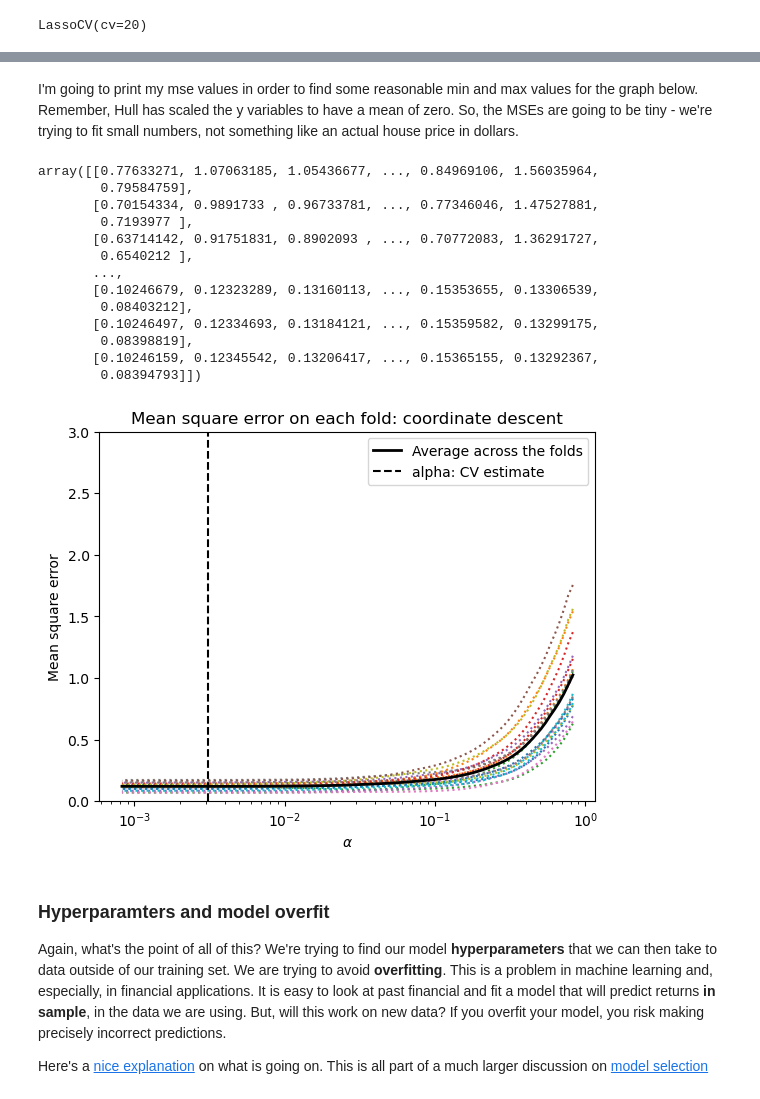
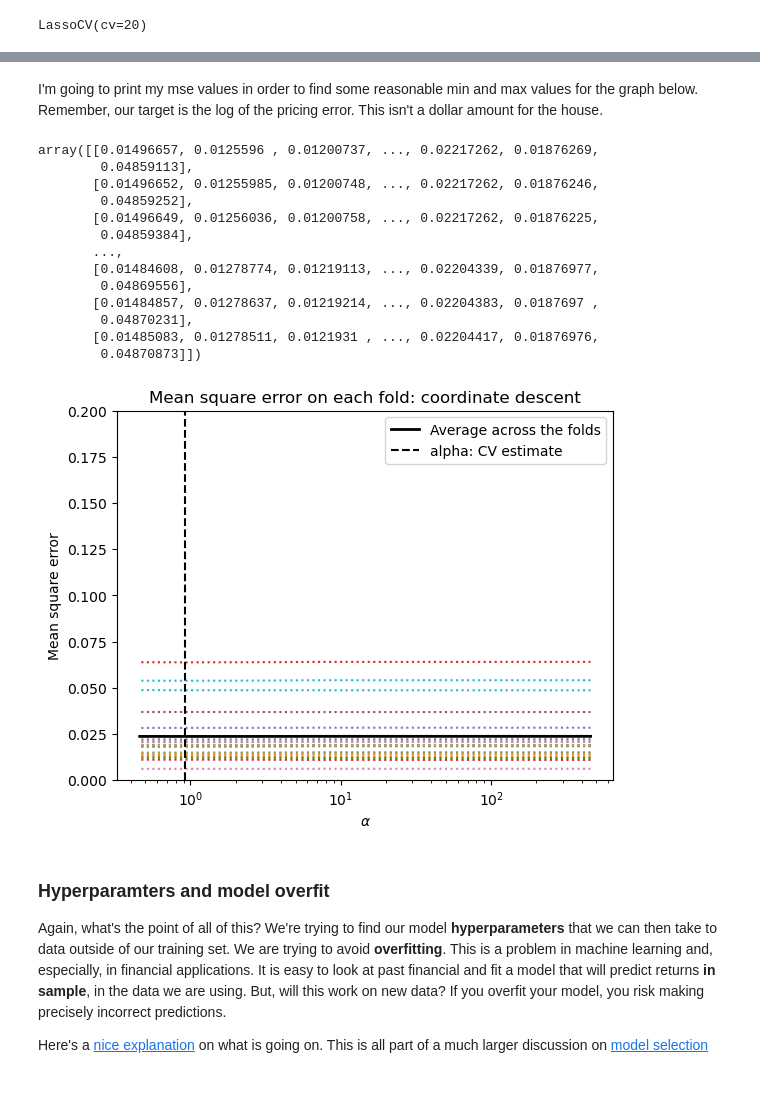
Before and after one commit to aaiken1/fin-data-analysis-text, a Jupyter notebook: _sources/chapters/12_regression_topics.ipynb, the cells around one changed output, grey strips where cells are left out. Drawn from its saved outputs; the diff is of its cells as text; code cells hidden in the pictures.

```diff
--- a/_sources/chapters/12_regression_topics.ipynb
+++ b/_sources/chapters/12_regression_topics.ipynb
@@ -941,0 +1229,4 @@ The make_pipeline function takes any number of estimators as arguments and retur
+# %%
+zillow_sample = zillow_data[['logerror','bathroomcnt', 'bedroomcnt', 'calculatedfinishedsquarefeet', 'fireplacecnt',
+       'fullbathcnt', 'garagecarcnt', 'garagetotalsqft','lotsizesquarefeet',
+       'poolcnt', 'poolsizesum', 'yearbuilt', 'numberofstories']]
@@ -941,0 +1251,5 @@ The make_pipeline function takes any number of estimators as arguments and retur
+# %%
+# Set missing observations to zero
+zillow_sample = zillow_sample.fillna(0)
+
+zillow_sample
@@ -941,0 +1270,5 @@ The make_pipeline function takes any number of estimators as arguments and retur
+# %%
+yz = zillow_sample.loc[:, 'logerror']
+Xz = zillow_sample.drop('logerror', axis=1)
+
+Xz_train, Xz_test, yz_train, yz_test = train_test_split(Xz, yz, test_size=0.2, random_state=42)
@@ -1043,5 +1379,5 @@ y_all = data[['Sale Price']]
 # %%
-modelcv = make_pipeline(LassoCV(cv=20)).fit(X_all, y_all)
+modelcv = make_pipeline(LassoCV(cv=20)).fit(Xz_train, yz_train)
 # %% [markdown]
 Again, *modelcv* is a pipeline. A pipeline is an object. This object contains our lasso model fit. We'll pull this out below and define it as *lasso*.
 # %%
@@ -1082,43 +1418,43 @@ By using cross-validation, LassoCV can automatically find the optimal value of t
 # %% [markdown]
-I'm going to print my mse values in order to find some reasonable min and max values for the graph below. Remember, Hull has scaled the y variables to have a mean of zero. So, the MSEs are going to be tiny - we're trying to fit small numbers, not something like an actual house price in dollars.
+I'm going to print my mse values in order to find some reasonable min and max values for the graph below. Remember, our target is the log of the pricing error. This isn't a dollar amount for the house.
 # %%
 lasso.mse_path_
 # %% [output]
-array([[0.77633271, 1.07063185, 1.05436677, ..., 0.84969106, 1.56035964,
-        0.79584759],
-       [0.70154334, 0.9891733 , 0.96733781, ..., 0.77346046, 1.47527881,
-        0.7193977 ],
-       [0.63714142, 0.91751831, 0.8902093 , ..., 0.70772083, 1.36291727,
-        0.6540212 ],
+array([[0.01496657, 0.0125596 , 0.01200737, ..., 0.02217262, 0.01876269,
+        0.04859113],
+       [0.01496652, 0.01255985, 0.01200748, ..., 0.02217262, 0.01876246,
+        0.04859252],
+       [0.01496649, 0.01256036, 0.01200758, ..., 0.02217262, 0.01876225,
+        0.04859384],
        ...,
-       [0.10246679, 0.12323289, 0.13160113, ..., 0.15353655, 0.13306539,
-        0.08403212],
-       [0.10246497, 0.12334693, 0.13184121, ..., 0.15359582, 0.13299175,
-        0.08398819],
-       [0.10246159, 0.12345542, 0.13206417, ..., 0.15365155, 0.13292367,
-        0.08394793]])
+       [0.01484608, 0.01278774, 0.01219113, ..., 0.02204339, 0.01876977,
+        0.04869556],
+       [0.01484857, 0.01278637, 0.01219214, ..., 0.02204383, 0.0187697 ,
+        0.04870231],
+       [0.01485083, 0.01278511, 0.0121931 , ..., 0.02204417, 0.01876976,
+        0.04870873]])
 # %%
-ymin, ymax = 0, 3
+ymin, ymax = 0, 0.2
 
 plt.semilogx(lasso.alphas_, lasso.mse_path_, linestyle=":")
 plt.plot(
     lasso.alphas_,
     lasso.mse_path_.mean(axis=-1),
     color="black",
     label="Average across the folds",
     linewidth=2,
 )
 plt.axvline(lasso.alpha_, linestyle="--", color="black", label="alpha: CV estimate")
 
 plt.ylim(ymin, ymax)
 plt.xlabel(r"$\alpha$")
 plt.ylabel("Mean square error")
 plt.legend()
 _ = plt.title(
     f"Mean square error on each fold: coordinate descent"
 )
 # %% [output]
-[figure, old version]
+[figure, new version]
 # %% [markdown]
 ### Hyperparamters and model overfit
 
```
Also changed, not shown: parts of 58 cells of this notebook, 41 other files.
